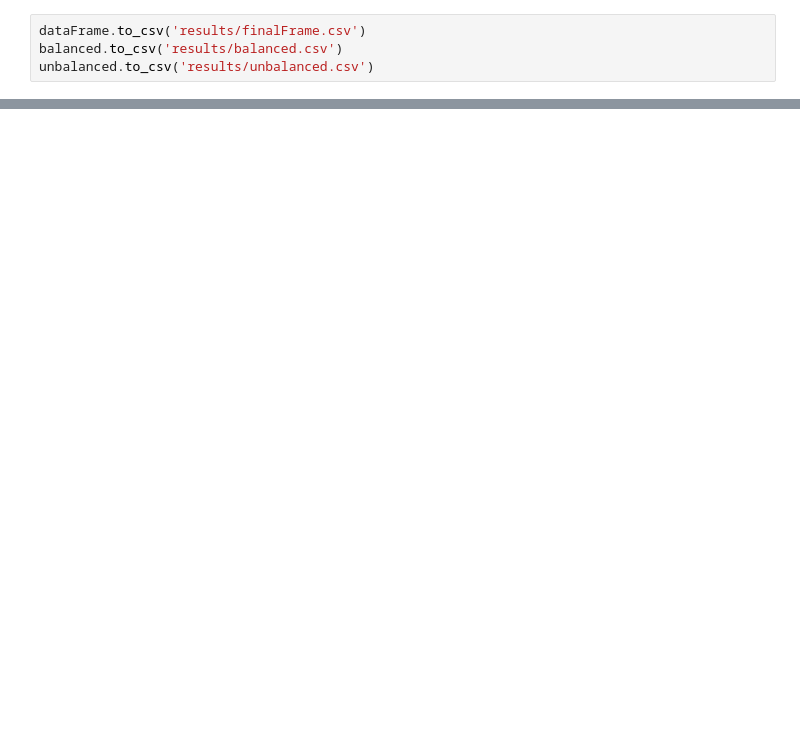
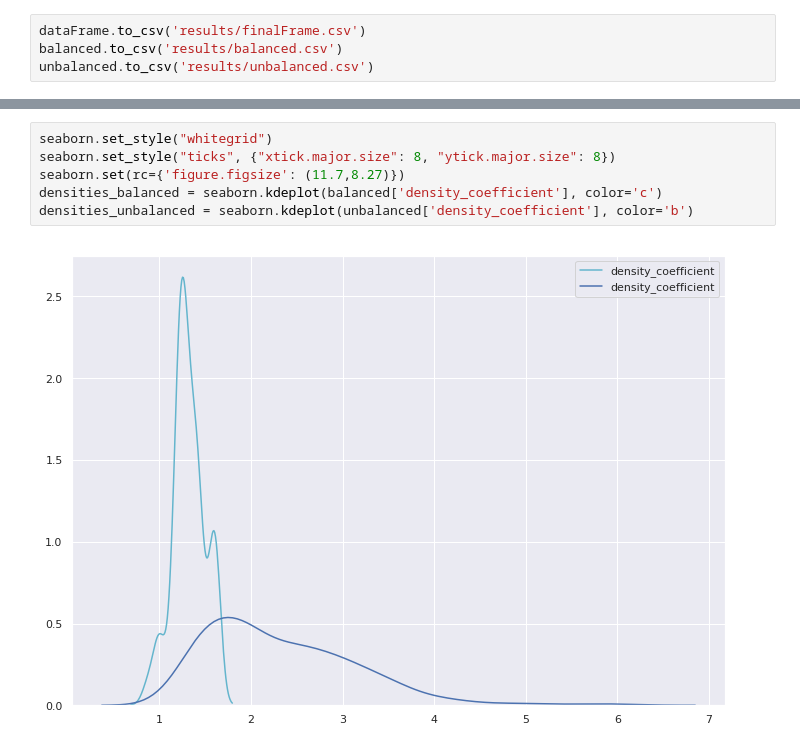
Before and after one commit to streltcov/textile_data, a Jupyter notebook: _steps/descriptive_general.ipynb, the cells around one changed output, grey strips where cells are left out. Cells and saved outputs as stored; diff of their text form; blank space fills up the shorter version.

```diff
--- a/_steps/descriptive_general.ipynb
+++ b/_steps/descriptive_general.ipynb
@@ -44,0 +70,8 @@ unbalanced.to_csv('results/unbalanced.csv')
+# %%
+seaborn.set_style("whitegrid")
+seaborn.set_style("ticks", {"xtick.major.size": 8, "ytick.major.size": 8})
+seaborn.set(rc={'figure.figsize': (11.7,8.27)})
+densities_balanced = seaborn.kdeplot(balanced['density_coefficient'], color='c')
+densities_unbalanced = seaborn.kdeplot(unbalanced['density_coefficient'], color='b')
+# %% [output]
+[figure, added]
```
Also changed, not shown: parts of 5 cells of this notebook.
